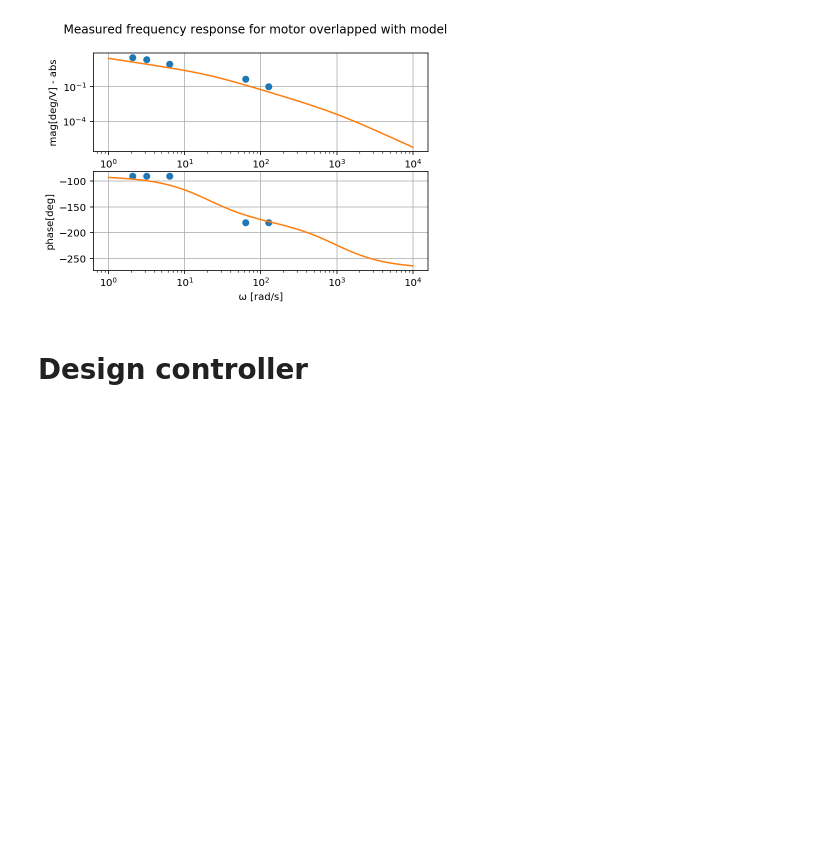
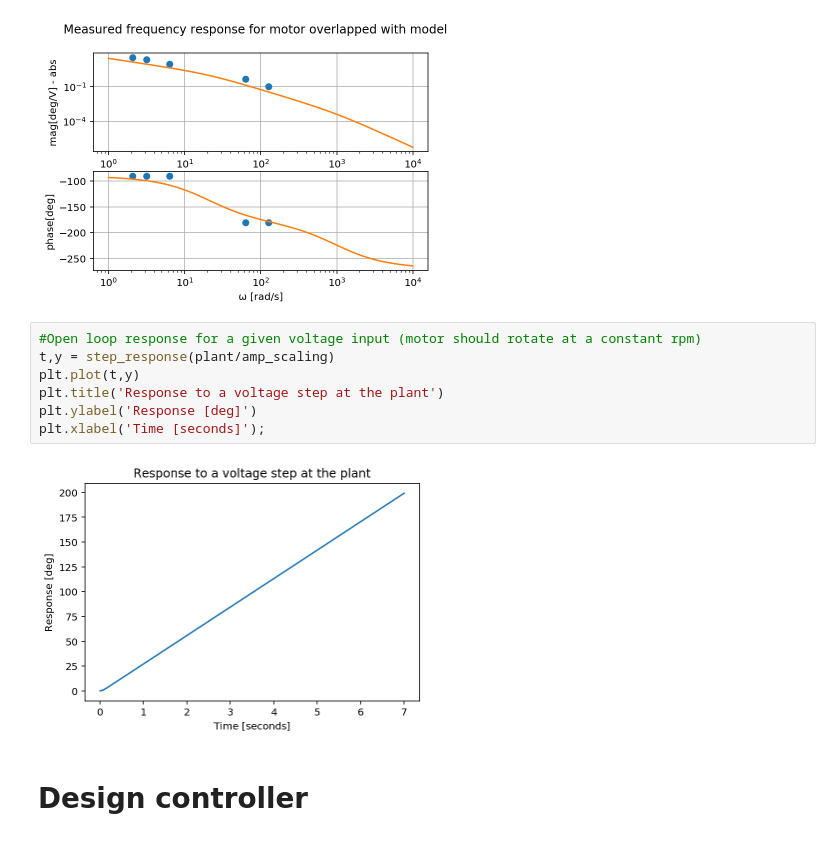
Before and after one commit to mbrijbhushan/mechatronics, a Jupyter notebook: Motor_lab_template.ipynb, the cells around one changed output. Cells and saved outputs as stored; diff of their text form; blank space fills up the shorter version.

```diff
--- a/Motor_lab_template.ipynb
+++ b/Motor_lab_template.ipynb
@@ -98,6 +98,15 @@ plt.ylabel('phase[deg]')
 # %% [output]
 Text(0, 0.5, 'phase[deg]')
 [figure]
+# %%
+#Open loop response for a given voltage input (motor should rotate at a constant rpm)
+t,y = step_response(plant/amp_scaling)
+plt.plot(t,y)
+plt.title('Response to a voltage step at the plant')
+plt.ylabel('Response [deg]')
+plt.xlabel('Time [seconds]');
+# %% [output]
+[figure, added]
 # %% [markdown]
 # Design controller
 # %%
```
Also changed, not shown: parts of 5 cells of this notebook.
